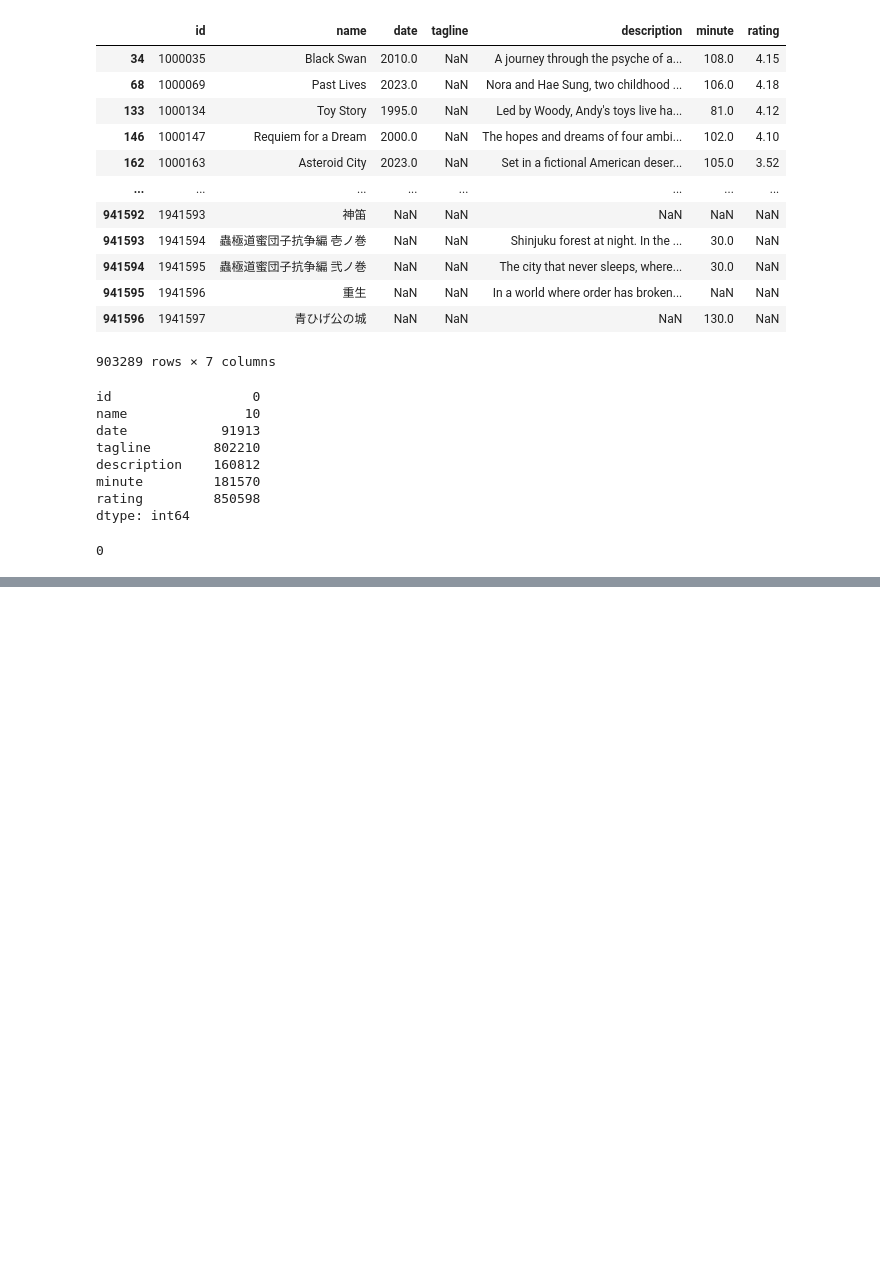
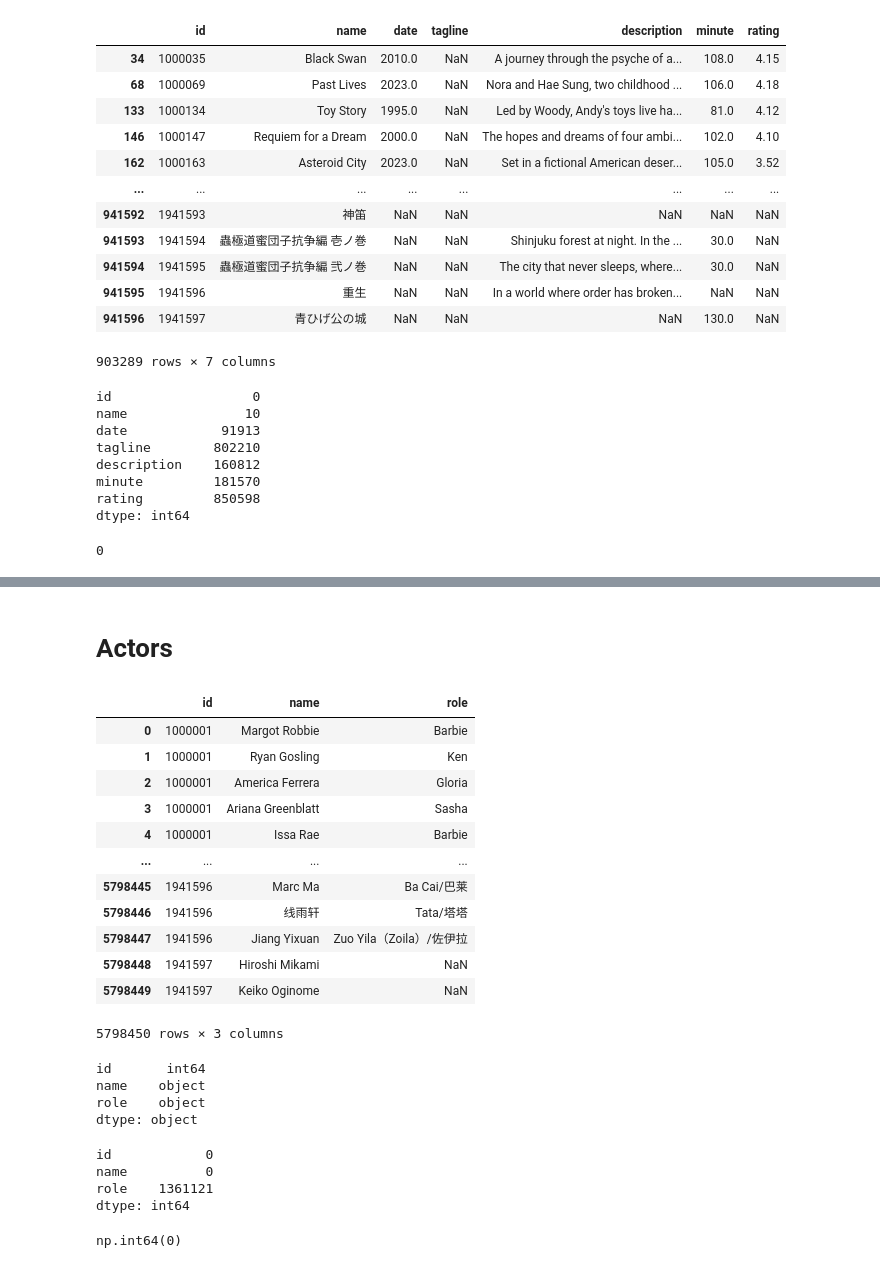
Before and after one commit to quelmitch/UNITO-IUM-TWEB, a Jupyter notebook: solution/data-analysis/data_cleansing.ipynb, the cells around one changed output, grey strips where cells are left out. Drawn from its saved outputs; the diff is of its cells as text; code cells hidden in the pictures; blank space fills up the shorter version.

```diff
--- a/solution/data-analysis/data_cleansing.ipynb
+++ b/solution/data-analysis/data_cleansing.ipynb
@@ -80,0 +140,43 @@ movies_df.set_index("id", inplace=True)
+# %% [markdown]
+# Actors
+# %%
+actors_df = pd.read_csv('datasets/actors.csv')
+actors_df
+# %% [output]
+|  | id | name | role |
+| 0 | 1000001 | Margot Robbie | Barbie |
+| 1 | 1000001 | Ryan Gosling | Ken |
+| 2 | 1000001 | America Ferrera | Gloria |
+| 3 | 1000001 | Ariana Greenblatt | Sasha |
+| 4 | 1000001 | Issa Rae | Barbie |
+| ... | ... | ... | ... |
+| 5798445 | 1941596 | Marc Ma | Ba Cai/巴莱 |
+| 5798446 | 1941596 | 线雨轩 | Tata/塔塔 |
+| 5798447 | 1941596 | Jiang Yixuan | Zuo Yila（Zoila）/佐伊拉 |
+| 5798448 | 1941597 | Hiroshi Mikami | NaN |
+| 5798449 | 1941597 | Keiko Oginome | NaN |
+5798450 rows × 3 columns
+# %%
+actors_df.dtypes
+# %% [output]
+id       int64
+name    object
+role    object
+dtype: object
+# %%
+# check NaN values
+actors_df.isna().sum()
+# %% [output]
+id            0
+name          0
+role    1361121
+dtype: int64
+# %%
+# check duplicated values
+
+actors_df.duplicated().sum()
+actors_df = actors_df.drop_duplicates()
+
+actors_df[actors_df['role'].isna()].duplicated(subset=['id', 'name']).sum()
+# %% [output]
+np.int64(0)
```
Also changed, not shown: parts of 20 cells of this notebook.
